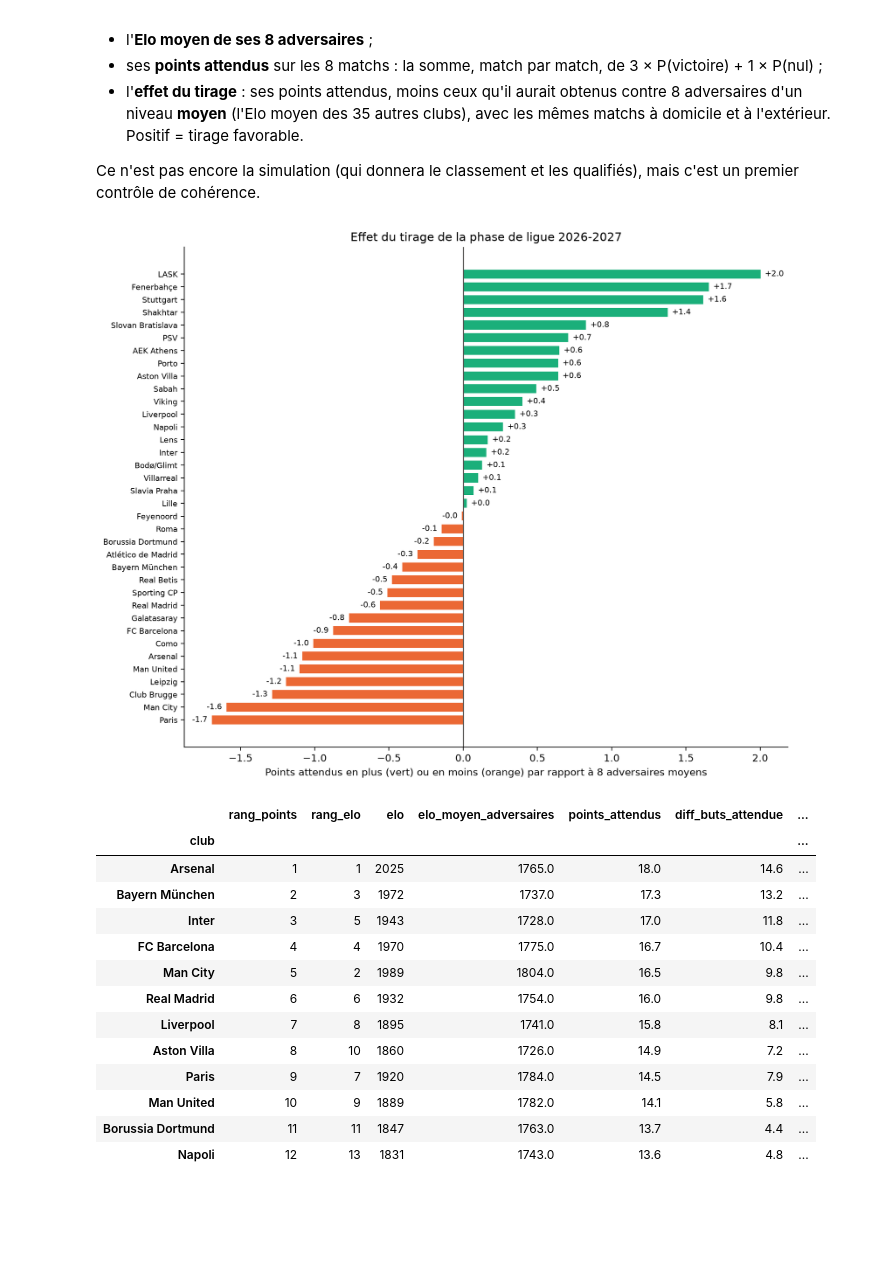
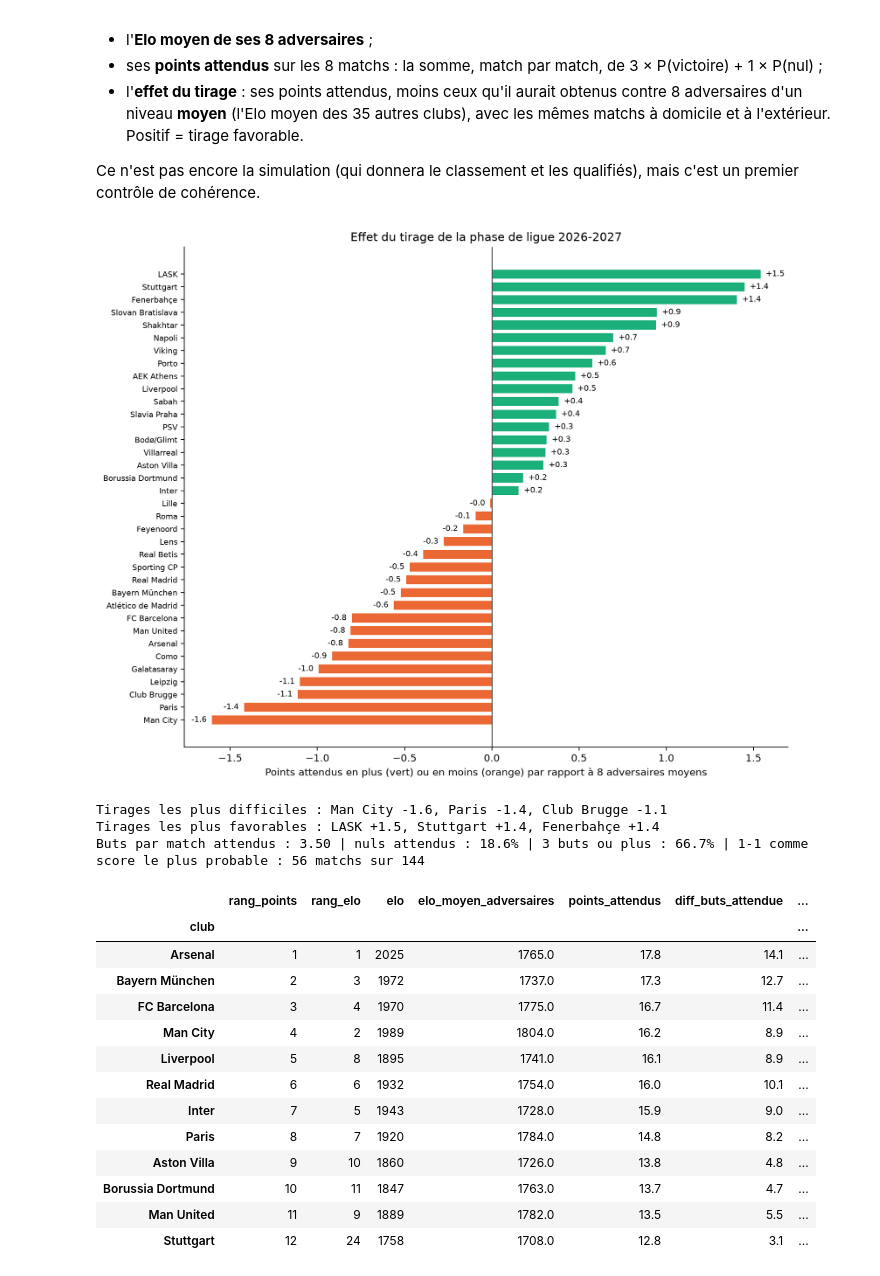
Before and after one commit to moussa197/CHAMPIONS-, a Jupyter notebook: analyse/MODEL_POISSON.ipynb, the cells around one changed output. Drawn from its saved outputs; the diff is of its cells as text; code cells hidden in the pictures; blank space fills up the shorter version.

```diff
--- a/analyse/MODEL_POISSON.ipynb
+++ b/analyse/MODEL_POISSON.ipynb
@@ -1246,6 +1610,8 @@ Pour chaque match : les buts attendus, le score le plus probable et les 3 probab
 # %%
 calendrier = pd.read_csv('../output/calendrier_2026.csv', encoding='utf-8-sig', parse_dates=['date'])
 elo = pd.read_csv('../output/elo_participants_2026.csv').set_index('club_id')['elo_complet']
+forces_2026 = pd.read_csv('../output/forces_participants_2026.csv', encoding='utf-8-sig').set_index('club_id')
+assert forces_2026.index.equals(forces_2026.index.unique()) and set(elo.index) <= set(forces_2026.index)
 
 matchs = (calendrier[calendrier['lieu'] == 'domicile']
           .rename(columns={'nom_uefa': 'domicile_nom', 'adversaire_uefa': 'exterieur_nom'})
@@ -1256,13 +1622,18 @@ assert len(matchs) == 144 and matchs[['domicile_club_id', 'exterieur_club_id']].
 matchs['elo_domicile'] = matchs['domicile_club_id'].map(elo)
 matchs['elo_exterieur'] = matchs['exterieur_club_id'].map(elo)
 matchs['ecart_elo'] = matchs['elo_domicile'] - matchs['elo_exterieur']
-lam = matchs['ecart_elo'].apply(lambda e: buts_attendus(parametres, e, 1))
-matchs['buts_attendus_domicile'], matchs['buts_attendus_exterieur'] = lam.str[0], lam.str[1]
-issues = pd.DataFrame([probas_match(parametres, e, 1) for e in matchs['ecart_elo']])
+entrees = pd.DataFrame([entrees_match(forces_2026, a, b) for a, b in zip(matchs['domicile_club_id'], matchs['exterieur_club_id'])])
+matchs = pd.concat([matchs, entrees], axis=1)
+arguments = lambda r: dict(force_ad_dom=r['force_ad_dom'], force_ad_ext=r['force_ad_ext'], ecart_valeur_recente=r['ecart_valeur_recente'])
+lam = pd.DataFrame([buts_attendus(parametres, r['ecart_elo'], 1, **arguments(r)) for _, r in matchs.iterrows()])
+matchs['buts_attendus_domicile'], matchs['buts_attendus_exterieur'] = lam[0].to_numpy(), lam[1].to_numpy()
+issues = pd.DataFrame([probas_match(parametres, r['ecart_elo'], 1, **arguments(r)) for _, r in matchs.iterrows()])
 matchs['p_victoire_domicile'], matchs['p_nul'], matchs['p_victoire_exterieur'] = issues[ISSUES].to_numpy().T
-matchs['score_le_plus_probable'] = [
-    '{}-{}'.format(*np.unravel_index(matrice_scores(parametres, e, 1).argmax(), (MAX_BUTS + 1,) * 2))
-    for e in matchs['ecart_elo']]
+grilles_2026 = [matrice_scores(parametres, r['ecart_elo'], 1, **arguments(r)) for _, r in matchs.iterrows()]
+matchs['score_le_plus_probable'] = ['{}-{}'.format(*np.unravel_index(m.argmax(), m.shape)) for m in grilles_2026]
+i_g, j_g = np.meshgrid(K, K, indexing='ij')
+matchs['p_3_buts_ou_plus'] = [m[(i_g + j_g) >= 3].sum() for m in grilles_2026]
+matchs['p_les_deux_marquent'] = [m[1:, 1:].sum() for m in grilles_2026]
 assert np.allclose(matchs[['p_victoire_domicile', 'p_nul', 'p_victoire_exterieur']].sum(axis=1), 1)
 
 matchs.to_csv('../output/predictions_phase_ligue_2026.csv', index=False, encoding='utf-8-sig')
@@ -1309,53 +1680,71 @@ vue = pd.concat([
                   'buts_pour': matchs['buts_attendus_exterieur'], 'buts_contre': matchs['buts_attendus_domicile']}),
 ])
 
-# Les mêmes 8 matchs (même lieu), mais contre un adversaire de niveau moyen
-somme_elo, nb_clubs = elo.sum(), len(elo)
-vue['elo_moyen_autres'] = (somme_elo - vue['elo']) / (nb_clubs - 1)
-vue['points_si_adversaire_moyen'] = [
-    points_attendus(probas_match(parametres, (e - ref) if recoit else (ref - e), 1), recoit)
-    for e, ref, recoit in zip(vue['elo'], vue['elo_moyen_autres'], vue['recoit'])]
+# Les mêmes 8 matchs (même lieu), mais contre un adversaire moyen : Elo, forces et effectif moyens des 35 autres clubs
+nom_vers_id = pd.concat([matchs.set_index('domicile_nom')['domicile_club_id'], matchs.set_index('exterieur_nom')['exterieur_club_id']])
+nom_vers_id = nom_vers_id[~nom_vers_id.index.duplicated()]
+f26 = forces_2026.loc[elo.index].assign(log_valeur=lambda d: np.log(d['valeur_recente_eur']), elo=elo)
+def adversaire_moyen(club_id):
+    autres = f26.drop(index=club_id)
+    return autres['elo'].mean(), autres['attaque'].mean(), autres['defense'].mean(), autres['log_valeur'].mean()
+def points_contre_moyen(club_id, recoit):
+    elo_m, att_m, def_m, val_m = adversaire_moyen(club_id)
+    c = f26.loc[club_id]
+    if recoit:
+        e = dict(force_ad_dom=c['attaque'] + def_m, force_ad_ext=att_m + c['defense'], ecart_valeur_recente=c['log_valeur'] - val_m)
+        return points_attendus(probas_match(parametres, c['elo'] - elo_m, 1, **e), True)
+    e = dict(force_ad_dom=att_m + c['defense'], force_ad_ext=c['attaque'] + def_m, ecart_valeur_recente=val_m - c['log_valeur'])
+    return points_attendus(probas_match(parametres, elo_m - c['elo'], 1, **e), False)
+vue['points_si_adversaire_moyen'] = [points_contre_moyen(nom_vers_id[club], recoit) for club, recoit in zip(vue['club'], vue['recoit'])]
 
 par_club = vue.groupby('club').agg(elo=('elo', 'first'), elo_moyen_adversaires=('elo_adversaire', 'mean'),
                                    points_attendus=('points', 'sum'), points_si_adversaire_moyen=('points_si_adversaire_moyen', 'sum'),
                                    buts_pour=('buts_pour', 'sum'), buts_contre=('buts_contre', 'sum'), matchs=('points', 'size'))
 assert (par_club['matchs'] == 8).all() and len(par_club) == 36
 par_club['diff_buts_attendue'] = par_club['buts_pour'] - par_club['buts_contre']
 par_club['effet_tirage'] = par_club['points_attendus'] - par_club['points_si_adversaire_moyen']
 par_club['rang_elo'] = par_club['elo'].rank(ascending=False).astype(int)
 par_club = par_club.sort_values('points_attendus', ascending=False)
 par_club['rang_points'] = np.arange(1, 37)
 
 # Graphique : l'effet du tirage, club par club
 effet = par_club['effet_tirage'].sort_values()
 fig, ax = plt.subplots(figsize=(10, 8))
 ax.barh(effet.index, effet, color=[VERT if v > 0 else ORANGE for v in effet], height=0.7)
 ax.axvline(0, color=ENCRE, linewidth=1)
 for y, v in enumerate(effet):
     ax.text(v + (0.03 if v > 0 else -0.03), y, f"{v:+.1f}", va='center', ha='left' if v > 0 else 'right', fontsize=8)
 ax.set_xlabel('Points attendus en plus (vert) ou en moins (orange) par rapport à 8 adversaires moyens')
 ax.set_title('Effet du tirage de la phase de ligue 2026-2027')
 ax.tick_params(axis='y', labelsize=8)
 ax.spines[['top', 'right']].set_visible(False)
 plt.tight_layout()
 plt.show()
+print("Tirages les plus difficiles :", ', '.join(f"{c} {v:+.1f}" for c, v in effet.head(3).items()))
+print("Tirages les plus favorables :", ', '.join(f"{c} {v:+.1f}" for c, v in effet.tail(3).iloc[::-1].items()))
+print(f"Buts par match attendus : {(matchs['buts_attendus_domicile'] + matchs['buts_attendus_exterieur']).mean():.2f} | "
+      f"nuls attendus : {matchs['p_nul'].mean():.1%} | 3 buts ou plus : {matchs['p_3_buts_ou_plus'].mean():.1%} | "
+      f"1-1 comme score le plus probable : {(matchs['score_le_plus_probable'] == '1-1').sum()} matchs sur 144")
 par_club[['rang_points', 'rang_elo', 'elo', 'elo_moyen_adversaires', 'points_attendus', 'diff_buts_attendue', 'effet_tirage']] \
     .head(12).round({'elo_moyen_adversaires': 0, 'points_attendus': 1, 'diff_buts_attendue': 1, 'effet_tirage': 1})
 # %% [output]
-[figure, old version]
+[figure, new version]
+Tirages les plus difficiles : Man City -1.6, Paris -1.4, Club Brugge -1.1
+Tirages les plus favorables : LASK +1.5, Stuttgart +1.4, Fenerbahçe +1.4
+Buts par match attendus : 3.50 | nuls attendus : 18.6% | 3 buts ou plus : 66.7% | 1-1 comme score le plus probable : 56 matchs sur 144
 |  | rang_points | rang_elo | elo | elo_moyen_adversaires | points_attendus | diff_buts_attendue | ... |
 | club |  |  |  |  |  |  | ... |
-| Arsenal | 1 | 1 | 2025 | 1765.0 | 18.0 | 14.6 | ... |
-| Bayern München | 2 | 3 | 1972 | 1737.0 | 17.3 | 13.2 | ... |
-| Inter | 3 | 5 | 1943 | 1728.0 | 17.0 | 11.8 | ... |
-| FC Barcelona | 4 | 4 | 1970 | 1775.0 | 16.7 | 10.4 | ... |
-| Man City | 5 | 2 | 1989 | 1804.0 | 16.5 | 9.8 | ... |
-| Real Madrid | 6 | 6 | 1932 | 1754.0 | 16.0 | 9.8 | ... |
-| Liverpool | 7 | 8 | 1895 | 1741.0 | 15.8 | 8.1 | ... |
-| Aston Villa | 8 | 10 | 1860 | 1726.0 | 14.9 | 7.2 | ... |
-| Paris | 9 | 7 | 1920 | 1784.0 | 14.5 | 7.9 | ... |
-| Man United | 10 | 9 | 1889 | 1782.0 | 14.1 | 5.8 | ... |
-| Borussia Dortmund | 11 | 11 | 1847 | 1763.0 | 13.7 | 4.4 | ... |
-| Napoli | 12 | 13 | 1831 | 1743.0 | 13.6 | 4.8 | ... |
+| Arsenal | 1 | 1 | 2025 | 1765.0 | 17.8 | 14.1 | ... |
+| Bayern München | 2 | 3 | 1972 | 1737.0 | 17.3 | 12.7 | ... |
+| FC Barcelona | 3 | 4 | 1970 | 1775.0 | 16.7 | 11.4 | ... |
+| Man City | 4 | 2 | 1989 | 1804.0 | 16.2 | 8.9 | ... |
+| Liverpool | 5 | 8 | 1895 | 1741.0 | 16.1 | 8.9 | ... |
+| Real Madrid | 6 | 6 | 1932 | 1754.0 | 16.0 | 10.1 | ... |
+| Inter | 7 | 5 | 1943 | 1728.0 | 15.9 | 9.0 | ... |
+| Paris | 8 | 7 | 1920 | 1784.0 | 14.8 | 8.2 | ... |
+| Aston Villa | 9 | 10 | 1860 | 1726.0 | 13.8 | 4.8 | ... |
+| Borussia Dortmund | 10 | 11 | 1847 | 1763.0 | 13.7 | 4.7 | ... |
+| Man United | 11 | 9 | 1889 | 1782.0 | 13.5 | 5.5 | ... |
+| Stuttgart | 12 | 24 | 1758 | 1708.0 | 12.8 | 3.1 | ... |
 # %% [markdown]
 **Lecture :**
```
Also changed, not shown: parts of 28 cells of this notebook, 2 other files.
